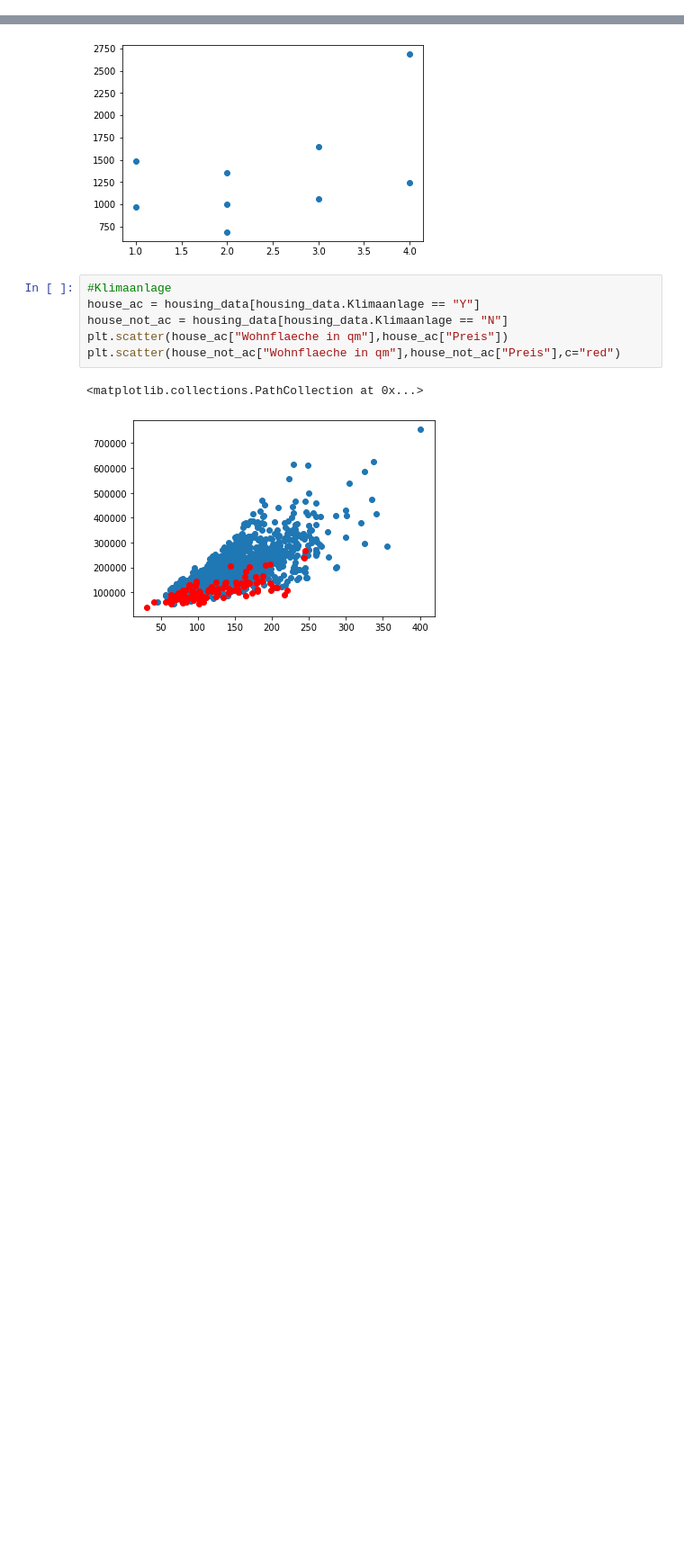
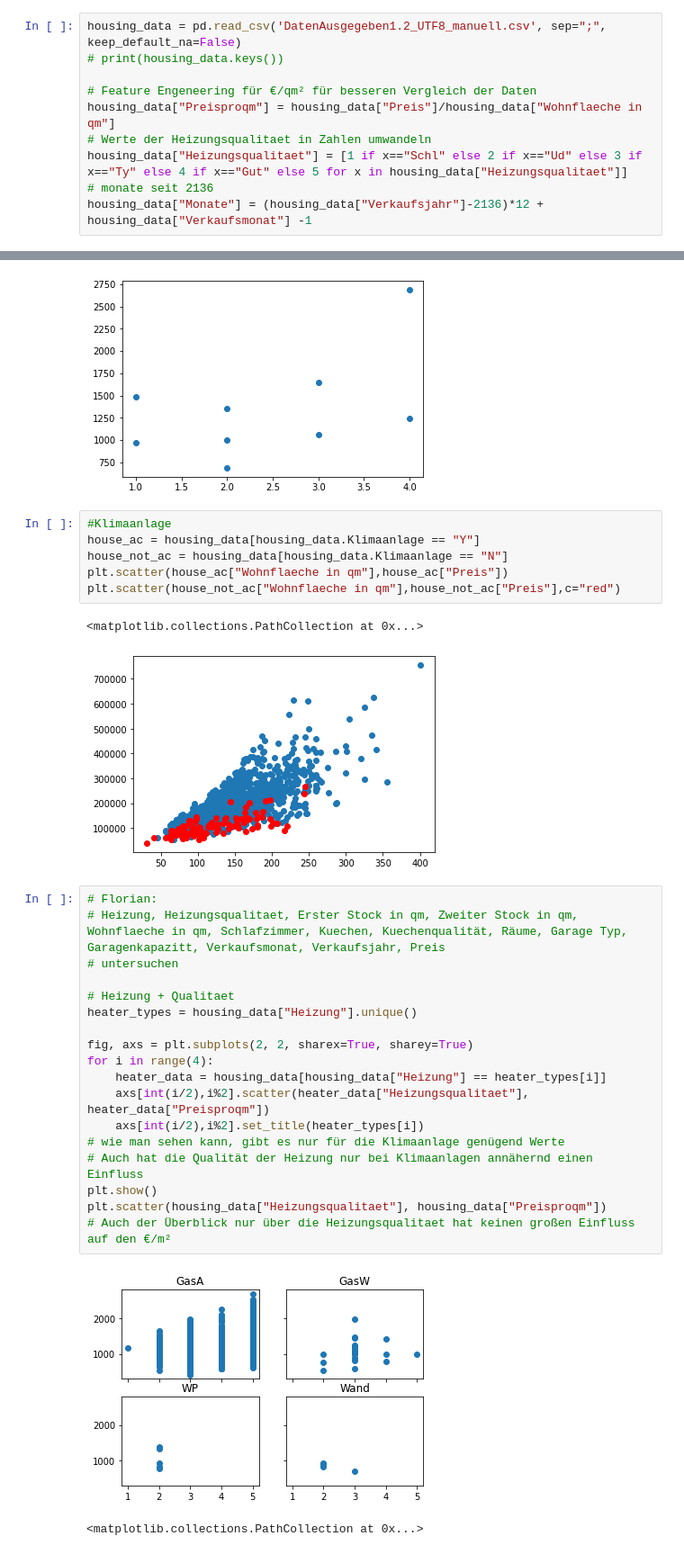
Before and after one commit to CrossField1973/DataScienceProject_01, a Jupyter notebook: housing_data.ipynb, the cells around one changed output, grey strips where cells are left out. Shown at 90% size. Drawn from its saved outputs; the diff is of its cells as text; blank space fills up the shorter version.

Commit message:
DataExploration

```diff
--- a/housing_data.ipynb
+++ b/housing_data.ipynb
@@ -21,3 +6,13 @@ Name: Heizungsqualitaet, Length: 2000, dtype: object
+# %%
+housing_data = pd.read_csv('DatenAusgegeben1.2_UTF8_manuell.csv', sep=";", keep_default_na=False)
+# print(housing_data.keys())
+
+# Feature Engeneering für €/qm² für besseren Vergleich der Daten
+housing_data["Preisproqm"] = housing_data["Preis"]/housing_data["Wohnflaeche in qm"]
+# Werte der Heizungsqualitaet in Zahlen umwandeln
+housing_data["Heizungsqualitaet"] = [1 if x=="Schl" else 2 if x=="Ud" else 3 if x=="Ty" else 4 if x=="Gut" else 5 for x in housing_data["Heizungsqualitaet"]]
+# monate seit 2136
+housing_data["Monate"] = (housing_data["Verkaufsjahr"]-2136)*12 + housing_data["Verkaufsmonat"] -1
 # %%
 plt.scatter(housing_data["Wohnflaeche in qm"],housing_data["Preis"])
 # Hierfür Lineare Regression!
@@ -64,3 +54,24 @@ plt.scatter(house_not_ac["Wohnflaeche in qm"],house_not_ac["Preis"],c="red")
 # %% [output]
 <matplotlib.collections.PathCollection at 0x...>
 [figure]
+# %%
+# Florian:
+# Heizung, Heizungsqualitaet, Erster Stock in qm, Zweiter Stock in qm, Wohnflaeche in qm, Schlafzimmer, Kuechen, Kuechenqualität, Räume, Garage Typ, Garagenkapazitt, Verkaufsmonat, Verkaufsjahr, Preis
+# untersuchen
+
+# Heizung + Qualitaet
+heater_types = housing_data["Heizung"].unique()
+
+fig, axs = plt.subplots(2, 2, sharex=True, sharey=True)
+for i in range(4):
+    heater_data = housing_data[housing_data["Heizung"] == heater_types[i]]
+    axs[int(i/2),i%2].scatter(heater_data["Heizungsqualitaet"], heater_data["Preisproqm"])
+    axs[int(i/2),i%2].set_title(heater_types[i])
+# wie man sehen kann, gibt es nur für die Klimaanlage genügend Werte
+# Auch hat die Qualität der Heizung nur bei Klimaanlagen annähernd einen Einfluss
+plt.show()
+plt.scatter(housing_data["Heizungsqualitaet"], housing_data["Preisproqm"])
+# Auch der Überblick nur über die Heizungsqualitaet hat keinen großen Einfluss auf den €/m²
+# %% [output]
+[figure, added]
+<matplotlib.collections.PathCollection at 0x...>
```
Also changed, not shown: parts of 7 cells of this notebook.
